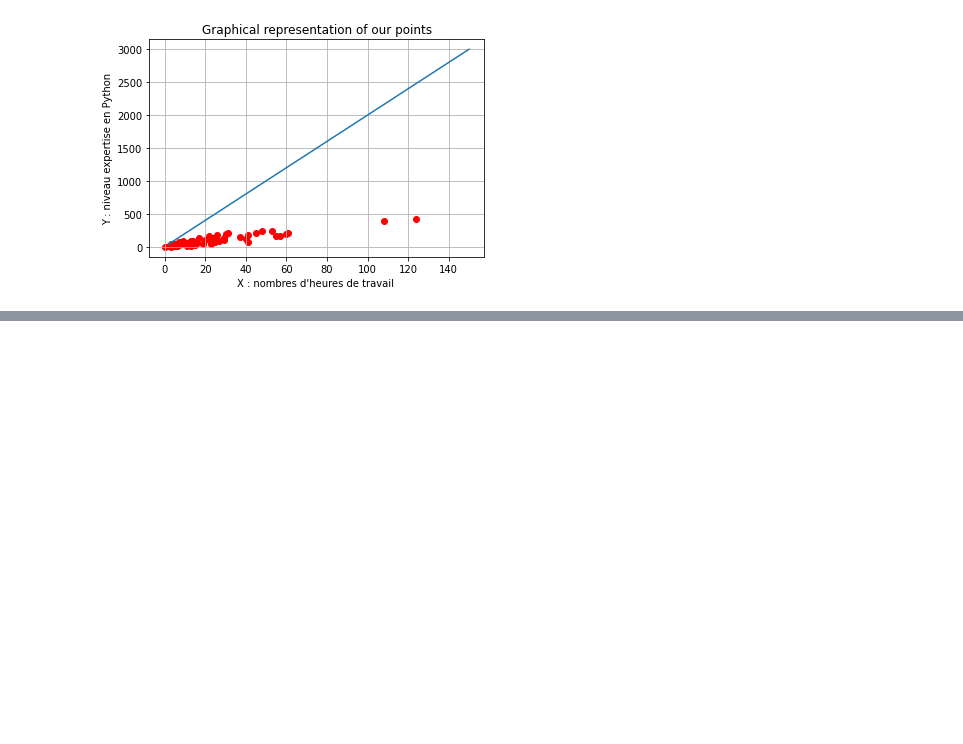
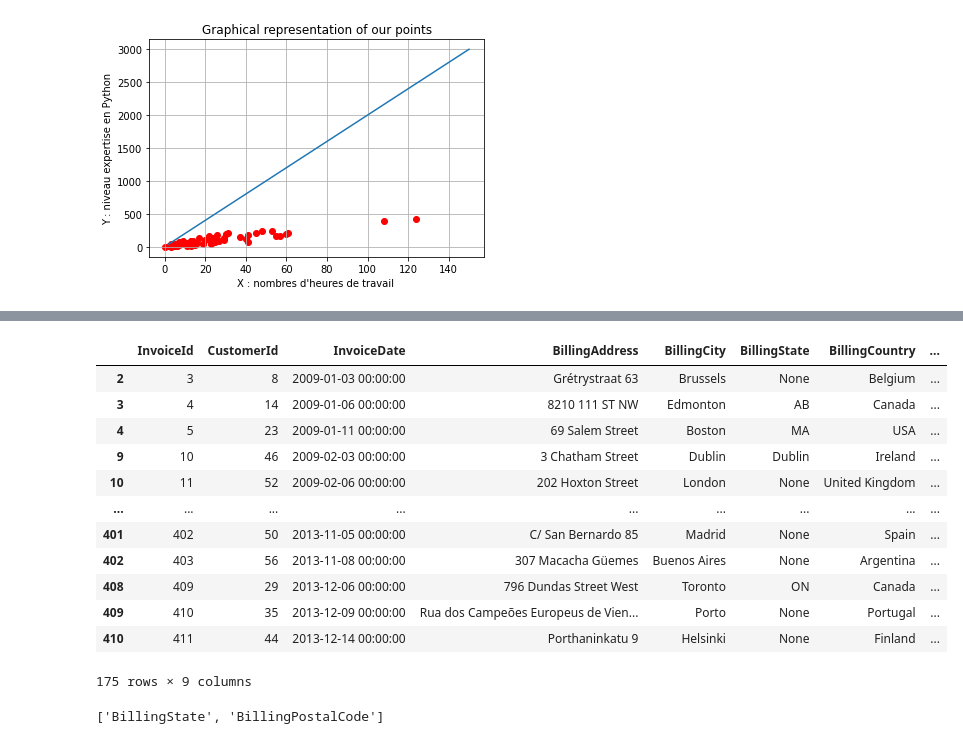
Before and after one commit to michelo243/DIT, a Jupyter notebook: DIT_PyExo.ipynb, the cells around one changed output, grey strips where cells are left out. Drawn from its saved outputs; the diff is of its cells as text; code cells hidden in the pictures; blank space fills up the shorter version.

```diff
--- a/DIT_PyExo.ipynb
+++ b/DIT_PyExo.ipynb
@@ -565,0 +688,27 @@ if __name__ == '__main__':
+# %%
+# look for values in table in Total columns where value with 2 conditions
+# condition1 = (df['Total'] < 20)
+# condition2 = (df['Total'] > 5)
+where = (df['Total'] < 20) & (df['Total'] > 5)
+# where = condition1 & condition2
+df[where]
+# %% [output]
+|  | InvoiceId | CustomerId | InvoiceDate | BillingAddress | BillingCity | BillingState | BillingCountry | ... |
+| 2 | 3 | 8 | 2009-01-03 00:00:00 | Grétrystraat 63 | Brussels | None | Belgium | ... |
+| 3 | 4 | 14 | 2009-01-06 00:00:00 | 8210 111 ST NW | Edmonton | AB | Canada | ... |
+| 4 | 5 | 23 | 2009-01-11 00:00:00 | 69 Salem Street | Boston | MA | USA | ... |
+| 9 | 10 | 46 | 2009-02-03 00:00:00 | 3 Chatham Street | Dublin | Dublin | Ireland | ... |
+| 10 | 11 | 52 | 2009-02-06 00:00:00 | 202 Hoxton Street | London | None | United Kingdom | ... |
+| ... | ... | ... | ... | ... | ... | ... | ... | ... |
+| 401 | 402 | 50 | 2013-11-05 00:00:00 | C/ San Bernardo 85 | Madrid | None | Spain | ... |
+| 402 | 403 | 56 | 2013-11-08 00:00:00 | 307 Macacha Güemes | Buenos Aires | None | Argentina | ... |
+| 408 | 409 | 29 | 2013-12-06 00:00:00 | 796 Dundas Street West | Toronto | ON | Canada | ... |
+| 409 | 410 | 35 | 2013-12-09 00:00:00 | Rua dos Campeões Europeus de Vien... | Porto | None | Portugal | ... |
+| 410 | 411 | 44 | 2013-12-14 00:00:00 | Porthaninkatu 9 | Helsinki | None | Finland | ... |
+175 rows × 9 columns
+# %%
+# output a list of columns that are null or that contains null values
+condition = df.isna().any()
+df.columns[condition].tolist()
+# %% [output]
+['BillingState', 'BillingPostalCode']
```
Also changed, not shown: parts of 7 cells of this notebook, 4 other files.
